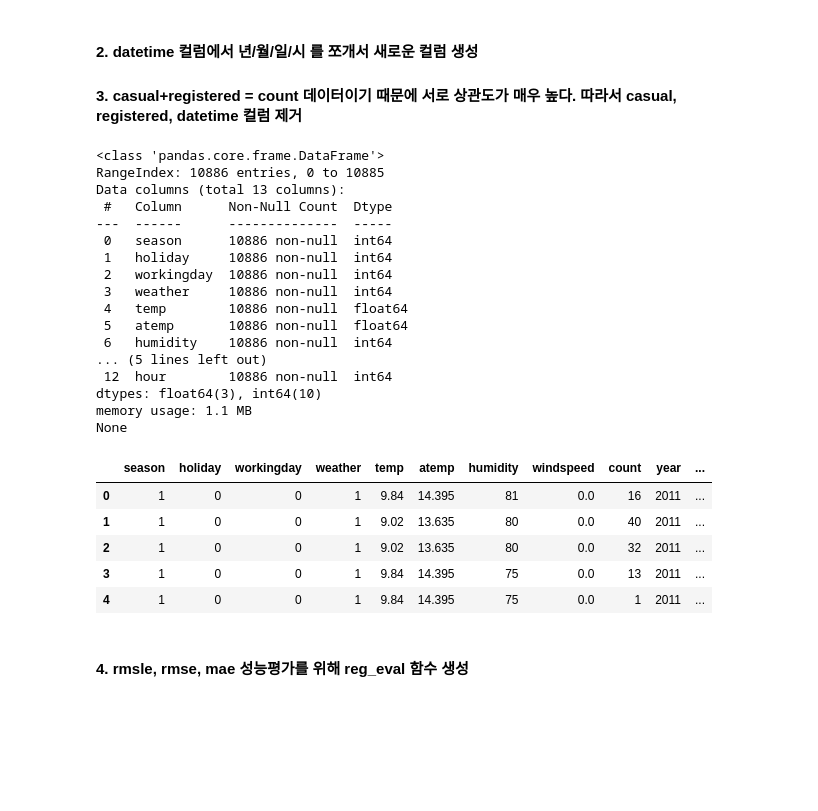
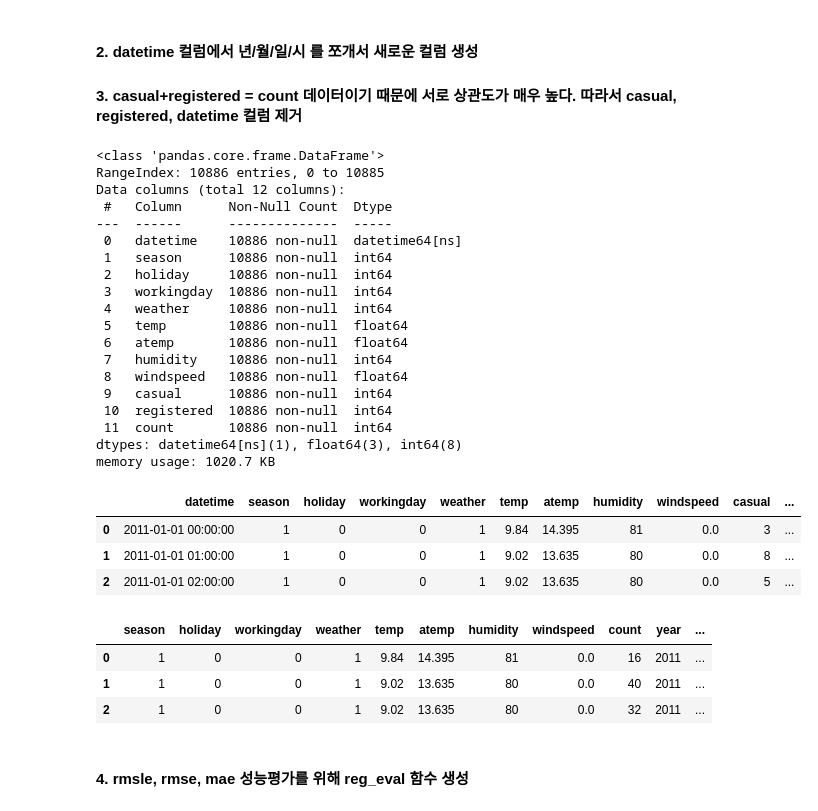
Before and after one commit to ksh960910/ML, a Jupyter notebook: bike sharing demand.ipynb, the cells around one changed output. Cells and saved outputs as stored; diff of their text form; code cells hidden in the pictures; blank space fills up the shorter version.

```diff
--- a/bike sharing demand.ipynb
+++ b/bike sharing demand.ipynb
@@ -62,39 +22,48 @@ memory usage: 1020.7 KB
 # %% [markdown]
 #### 2. datetime 컬럼에서 년/월/일/시 를 쪼개서 새로운 컬럼 생성
 #### 3. casual+registered = count 데이터이기 때문에 서로 상관도가 매우 높다. 따라서 casual, registered, datetime 컬럼 제거
+# %%
+df['datetime'] = pd.to_datetime(df['datetime'])
+df.info()
+# %% [output]
+<class 'pandas.core.frame.DataFrame'>
+RangeIndex: 10886 entries, 0 to 10885
+Data columns (total 12 columns):
+ #   Column      Non-Null Count  Dtype
+---  ------      --------------  -----
+ 0   datetime    10886 non-null  datetime64[ns]
+ 1   season      10886 non-null  int64
+ 2   holiday     10886 non-null  int64
+ 3   workingday  10886 non-null  int64
+ 4   weather     10886 non-null  int64
+ 5   temp        10886 non-null  float64
+ 6   atemp       10886 non-null  float64
+ 7   humidity    10886 non-null  int64
+ 8   windspeed   10886 non-null  float64
+ 9   casual      10886 non-null  int64
+ 10  registered  10886 non-null  int64
+ 11  count       10886 non-null  int64
+dtypes: datetime64[ns](1), float64(3), int64(8)
+memory usage: 1020.7 KB
 # %%
 df['year'] = df['datetime'].apply(lambda x : x.year)
 df['month'] = df['datetime'].apply(lambda x : x.month)
 df['day'] = df['datetime'].apply(lambda x : x.day)
 df['hour'] = df['datetime'].apply(lambda x : x.hour)
-
-df.drop(['datetime','casual','registered'], axis=1, inplace=True)
-print(df.info())
-df.head()
+df.head(3)
 # %% [output]
-<class 'pandas.core.frame.DataFrame'>
-RangeIndex: 10886 entries, 0 to 10885
-Data columns (total 13 columns):
- #   Column      Non-Null Count  Dtype
----  ------      --------------  -----
- 0   season      10886 non-null  int64
- 1   holiday     10886 non-null  int64
- 2   workingday  10886 non-null  int64
- 3   weather     10886 non-null  int64
- 4   temp        10886 non-null  float64
- 5   atemp       10886 non-null  float64
- 6   humidity    10886 non-null  int64
-... (5 lines left out)
- 12  hour        10886 non-null  int64
-dtypes: float64(3), int64(10)
-memory usage: 1.1 MB
-None
-|  | season | holiday | workingday | weather | temp | atemp | humidity | windspeed | count | year | ... |
-| 0 | 1 | 0 | 0 | 1 | 9.84 | 14.395 | 81 | 0.0 | 16 | 2011 | ... |
-| 1 | 1 | 0 | 0 | 1 | 9.02 | 13.635 | 80 | 0.0 | 40 | 2011 | ... |
-| 2 | 1 | 0 | 0 | 1 | 9.02 | 13.635 | 80 | 0.0 | 32 | 2011 | ... |
-| 3 | 1 | 0 | 0 | 1 | 9.84 | 14.395 | 75 | 0.0 | 13 | 2011 | ... |
-| 4 | 1 | 0 | 0 | 1 | 9.84 | 14.395 | 75 | 0.0 | 1 | 2011 | ... |
+|  | datetime | season | holiday | workingday | weather | temp | atemp | humidity | windspeed | casual | ... |
+| 0 | 2011-01-01 00:00:00 | 1 | 0 | 0 | 1 | 9.84 | 14.395 | 81 | 0.0 | 3 | ... |
+| 1 | 2011-01-01 01:00:00 | 1 | 0 | 0 | 1 | 9.02 | 13.635 | 80 | 0.0 | 8 | ... |
+| 2 | 2011-01-01 02:00:00 | 1 | 0 | 0 | 1 | 9.02 | 13.635 | 80 | 0.0 | 5 | ... |
+# %%
+df.drop(['datetime','casual','registered'], axis=1, inplace=True)
+df.head(3)
+# %% [output]
+|  | season | holiday | workingday | weather | temp | atemp | humidity | windspeed | count | year | ... |
+| 0 | 1 | 0 | 0 | 1 | 9.84 | 14.395 | 81 | 0.0 | 16 | 2011 | ... |
+| 1 | 1 | 0 | 0 | 1 | 9.02 | 13.635 | 80 | 0.0 | 40 | 2011 | ... |
+| 2 | 1 | 0 | 0 | 1 | 9.02 | 13.635 | 80 | 0.0 | 32 | 2011 | ... |
 # %% [markdown]
 #### 4. rmsle, rmse, mae 성능평가를 위해 reg_eval 함수 생성
 # %%
```
Also changed, not shown: parts of 19 cells of this notebook, 1 other file.
